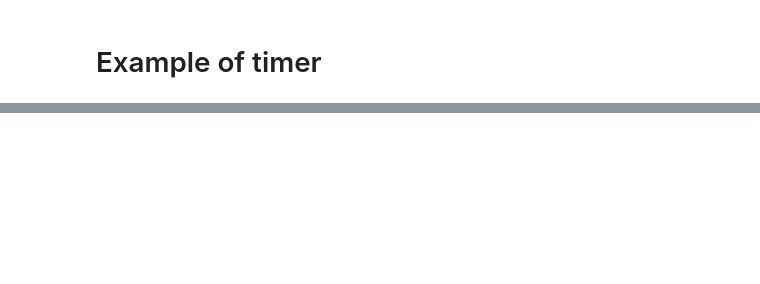
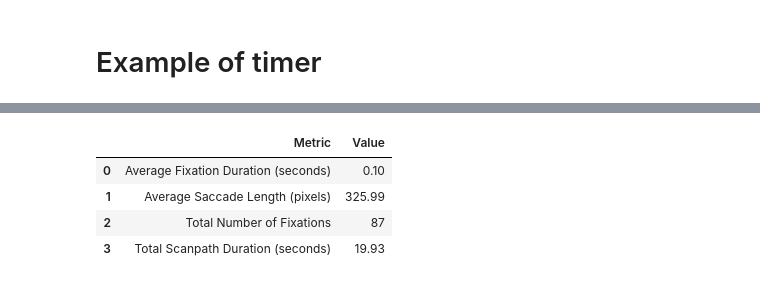
Before and after one commit to IMLEX24/ET-FinalProject-Data-Analysis, a Jupyter notebook: analysis.ipynb, the cells around one changed output, grey strips where cells are left out. Cells and saved outputs as stored; diff of their text form; code cells hidden in the pictures; blank space fills up the shorter version.

```diff
--- a/analysis.ipynb
+++ b/analysis.ipynb
@@ -58,0 +71,9 @@ df_smt = subj.plot_fixations_smt(1)
+# %%
+from analysis import calculate_metrics
+calculate_metrics(idt_df)
+# %% [output]
+|  | Metric | Value |
+| 0 | Average Fixation Duration (seconds) | 0.10 |
+| 1 | Average Saccade Length (pixels) | 325.99 |
+| 2 | Total Number of Fixations | 87 |
+| 3 | Total Scanpath Duration (seconds) | 19.93 |
```
Also changed, not shown: parts of 3 cells of this notebook.
